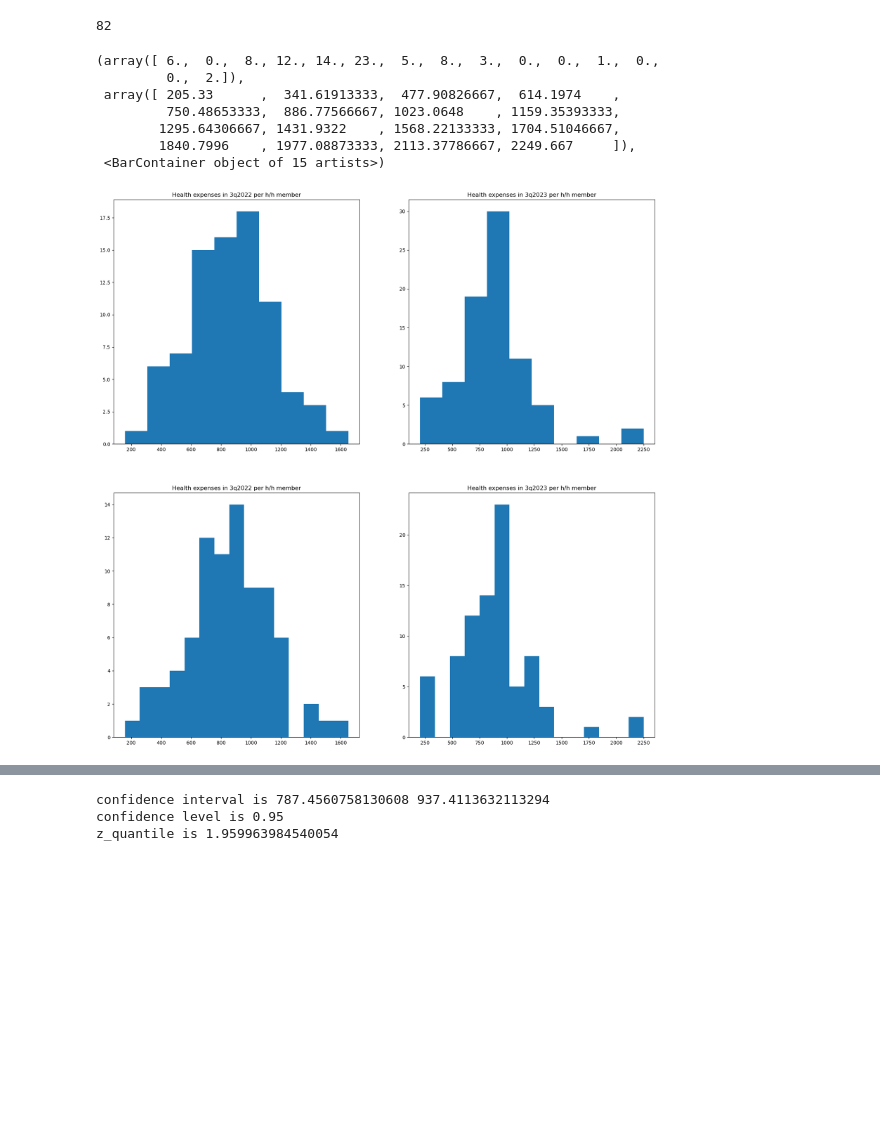
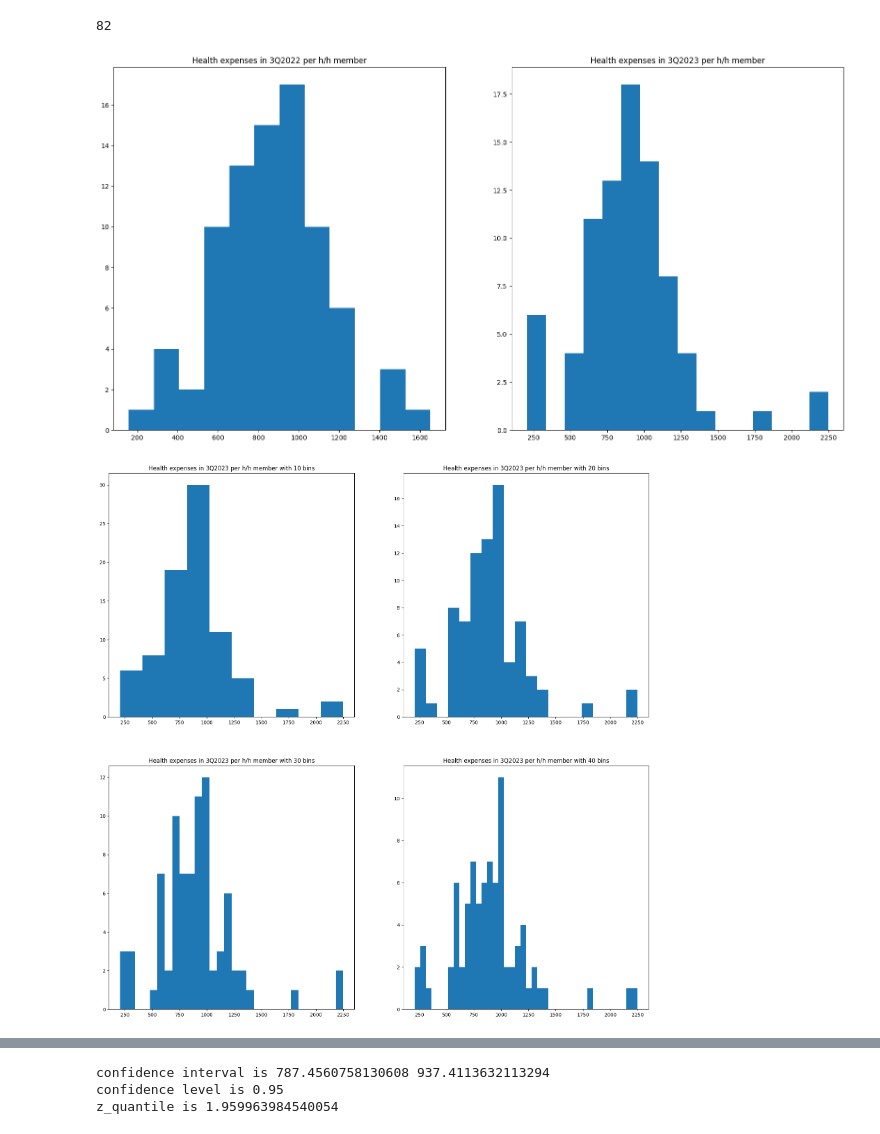
Before and after one commit to Pyatachokk/hse_asml_course, a Jupyter notebook: seminars/seminar_6/stat_0.ipynb, the cells around one changed output, grey strips where cells are left out. Cells and saved outputs as stored; diff of their text form; code cells hidden in the pictures; blank space fills up the shorter version.

```diff
--- a/seminars/seminar_6/stat_0.ipynb
+++ b/seminars/seminar_6/stat_0.ipynb
@@ -11,4 +13,6 @@ import scipy.stats as stats
 # %%
-data = pd.read_excel("HW_example_data.xlsx", sheet_name = "Data")
-print(data)
+data = pd.read_excel("data.xlsx", sheet_name = "Data", index_col=0)
+data.index.name = "region"
+
+data
 # %% [output]
@@ -32,3 +32,0 @@ print(data)
-# %%
-data = data.rename(columns={'Unnamed: 0': 'region'})
-print(data)
@@ -57,24 +37,44 @@ n
 # %% [output]
 82
 # %%
-fig, ax = plt.subplots(2,2, figsize=(20,20))
-ax[0,0].set_title('Health expenses in 3q2022 per h/h member')
-ax[0,0].hist(data.health_3q2022)
-ax[0,1].set_title('Health expenses in 3q2023 per h/h member')
-ax[0,1].hist(data.health_3q2023)
-ax[1,0].set_title('Health expenses in 3q2022 per h/h member')
-ax[1,0].hist(data.health_3q2022, bins = 15)
-ax[1,1].set_title('Health expenses in 3q2023 per h/h member')
-ax[1,1].hist(data.health_3q2023, bins = 15)
+# Create a 2x2 subplot grid
+fig, ax = plt.subplots(1, 2, figsize=(20, 10))
+
+# Titles and data for each subplot
+titles = ['Health expenses in 3Q2022 per h/h member',
+          'Health expenses in 3Q2023 per h/h member']
+
+# First row: histograms with default bins
+ax[0].set_title(titles[0])
+ax[0].hist(data.health_3q2022, bins='auto')
+ax[1].set_title(titles[1])
+ax[1].hist(data.health_3q2023, bins='auto')
+
+
+# Display the plot
+plt.show()
 # %% [output]
-(array([ 6.,  0.,  8., 12., 14., 23.,  5.,  8.,  3.,  0.,  0.,  1.,  0.,
-         0.,  2.]),
- array([ 205.33      ,  341.61913333,  477.90826667,  614.1974    ,
-         750.48653333,  886.77566667, 1023.0648    , 1159.35393333,
-        1295.64306667, 1431.9322    , 1568.22133333, 1704.51046667,
-        1840.7996    , 1977.08873333, 2113.37786667, 2249.667     ]),
- <BarContainer object of 15 artists>)
-[figure, old version]
+[figure, new version]
+# %%
+import matplotlib.pyplot as plt
+
+# Create a new figure for the 4 histograms
+fig, ax = plt.subplots(2, 2, figsize=(20, 20))
+
+# Title and data for the second dataset
+title_2023 = 'Health expenses in 3Q2023 per h/h member'
+data_2023 = data.health_3q2023
+bins_list = [10, 20, 30, 40]  # Different numbers of bins
+
+# Plot histograms using a for loop
+for i, ax in enumerate(ax.flatten()):
+    ax.set_title(f'{title_2023} with {bins_list[i]} bins')
+    ax.hist(data_2023, bins=bins_list[i])
+
+# Display the plot
+plt.show()
+# %% [output]
+[figure, added]
 # %%
 data['ln_health_3q2022'] = np.log(data.health_3q2022)
 data['ln_health_3q2023'] = np.log(data.health_3q2023)
```
Also changed, not shown: parts of 8 cells of this notebook, 1 other file.
